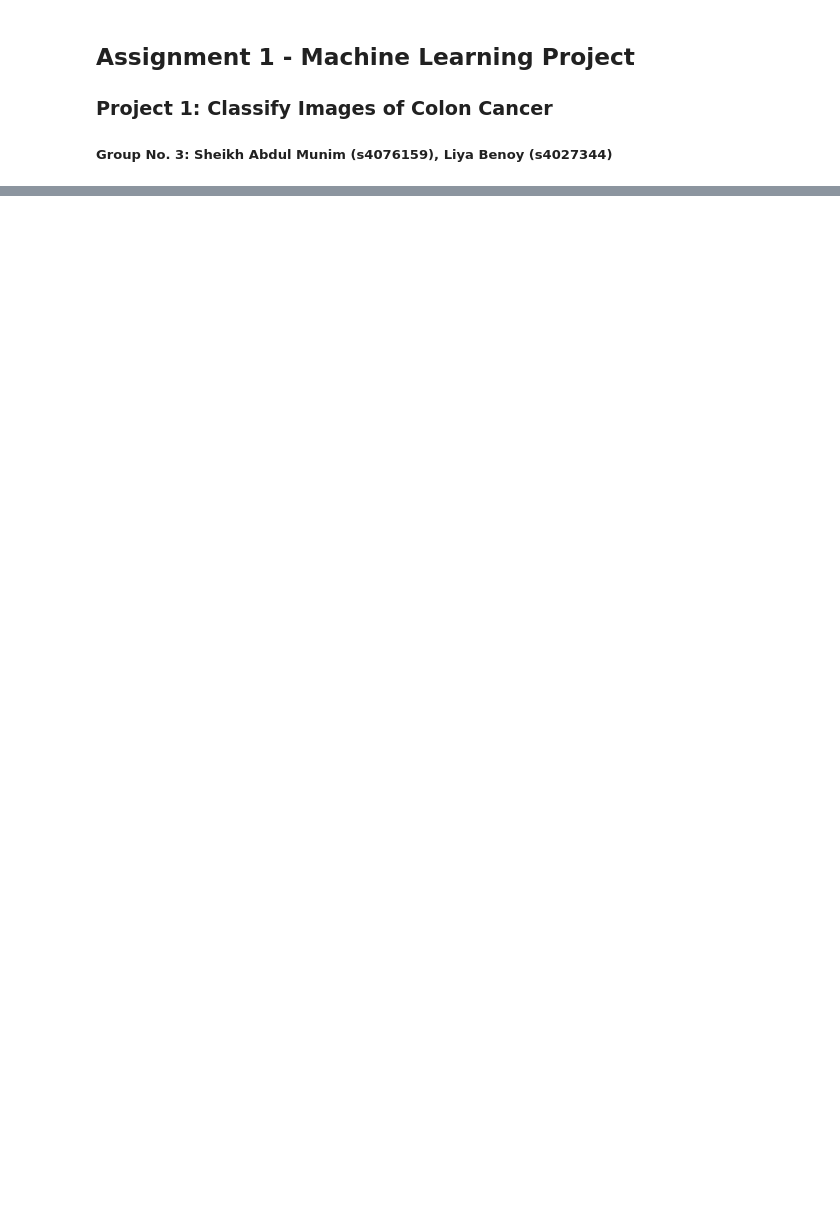
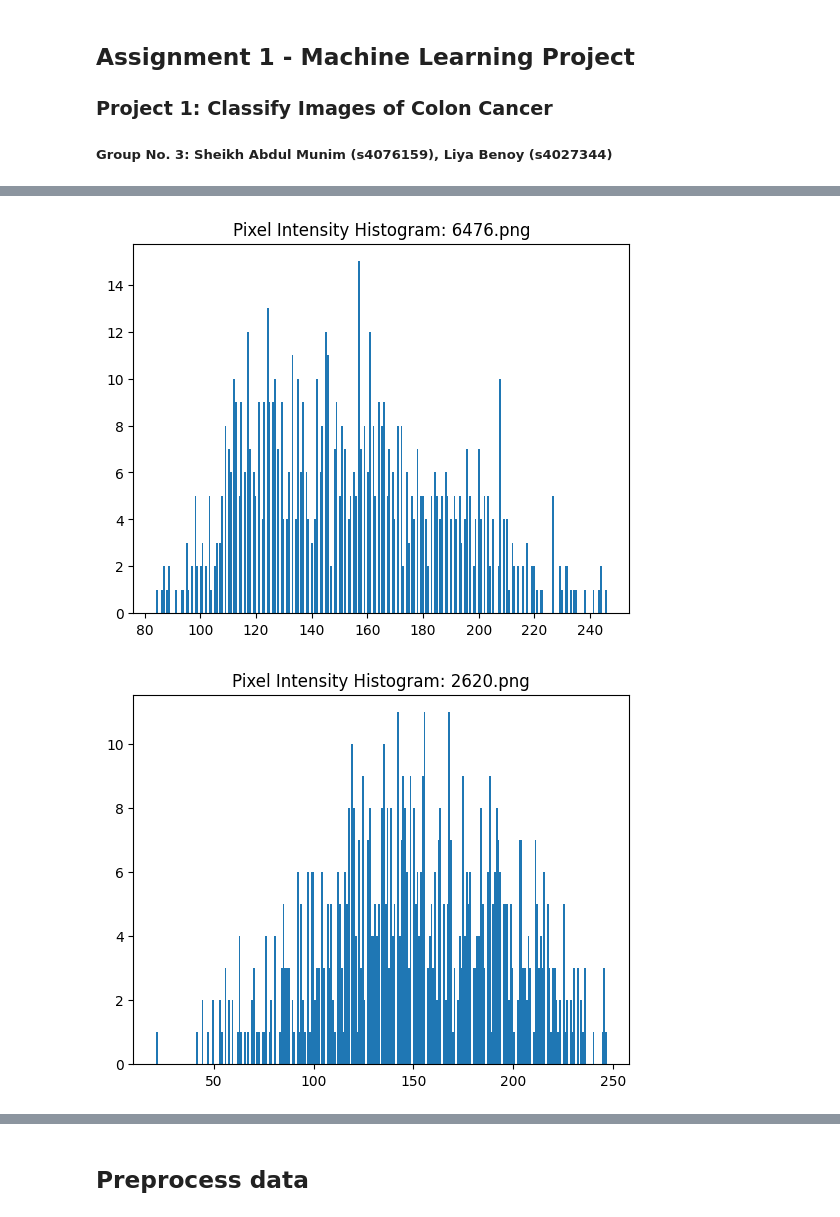
Before and after one commit to sheikhmunim/cml_assignment2, a Jupyter notebook: assignment_2.ipynb, the cells around one changed output, grey strips where cells are left out. Saved outputs shown, nothing was run; the diff lists cells and outputs as text; code cells hidden in the pictures; blank space fills up the shorter version.

```diff
--- a/assignment_2.ipynb
+++ b/assignment_2.ipynb
@@ -101,0 +118,12 @@ plt.show()
+# %%
+# Check image pixel intersity
+for idx, row in sample.iterrows():
+    img_path = os.path.join(image_folder, str(row['ImageName']))
+    img = Image.open(img_path).convert('L')  # grayscale
+    img_array = np.array(img)
+    plt.hist(img_array.ravel(), bins=256)
+    plt.title(f"Pixel Intensity Histogram: {row['ImageName']}")
+    plt.show()
+# %% [output]
+[figure, added]
+[figure, added]
@@ -101,0 +135,2 @@ plt.show()
+# %% [markdown]
+## Preprocess data
```
Also changed, not shown: parts of 18 cells of this notebook, 37 other files.
